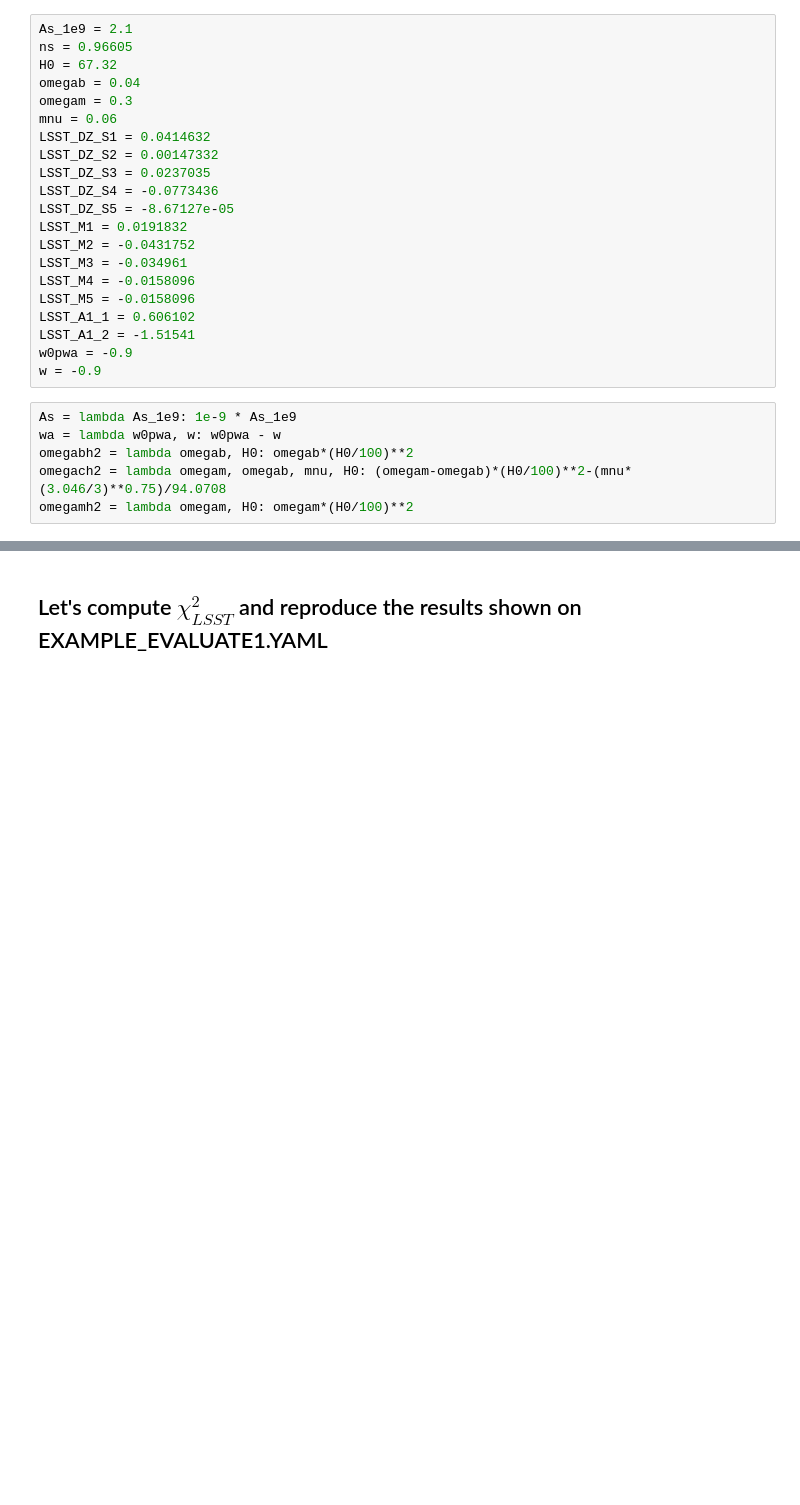
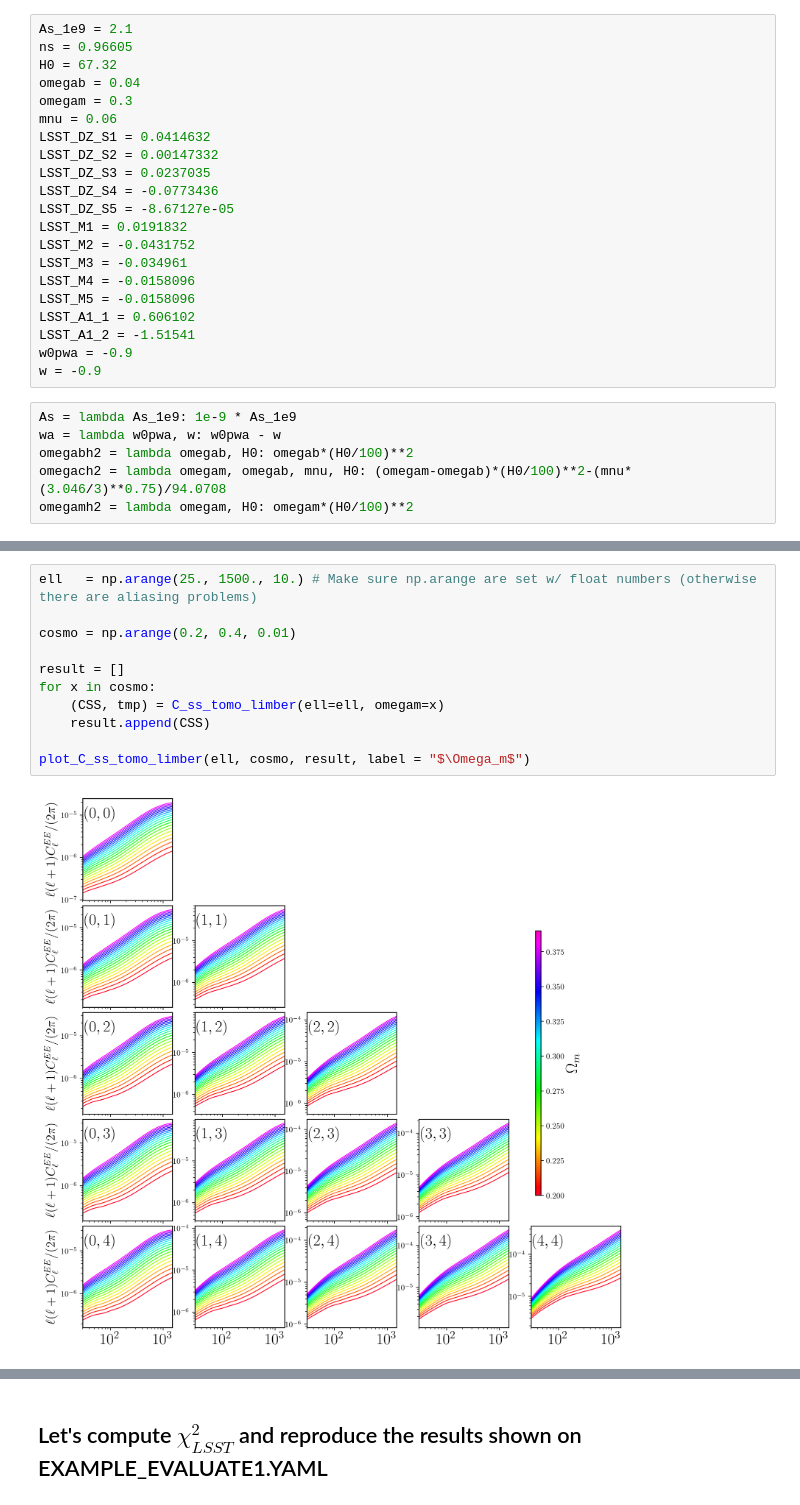
Before and after one commit to SBU-COSMOLIKE/cocoa_lsst_y1, a Jupyter notebook: EXAMPLE_EVALUATE1.ipynb, the cells around one changed output, grey strips where cells are left out. Drawn from its saved outputs; the diff is of its cells as text; blank space fills up the shorter version.

```diff
--- a/EXAMPLE_EVALUATE1.ipynb
+++ b/EXAMPLE_EVALUATE1.ipynb
@@ -102,0 +517,13 @@ omegamh2 = lambda omegam, H0: omegam*(H0/100)**2
+# %%
+ell   = np.arange(25., 1500., 10.) # Make sure np.arange are set w/ float numbers (otherwise there are aliasing problems)
+
+cosmo = np.arange(0.2, 0.4, 0.01)
+
+result = []
+for x in cosmo:
+    (CSS, tmp) = C_ss_tomo_limber(ell=ell, omegam=x)
+    result.append(CSS)
+
+plot_C_ss_tomo_limber(ell, cosmo, result, label = "$\Omega_m$")
+# %% [output]
+[figure, added]
```
Also changed, not shown: parts of 23 cells of this notebook, 1 other file.
